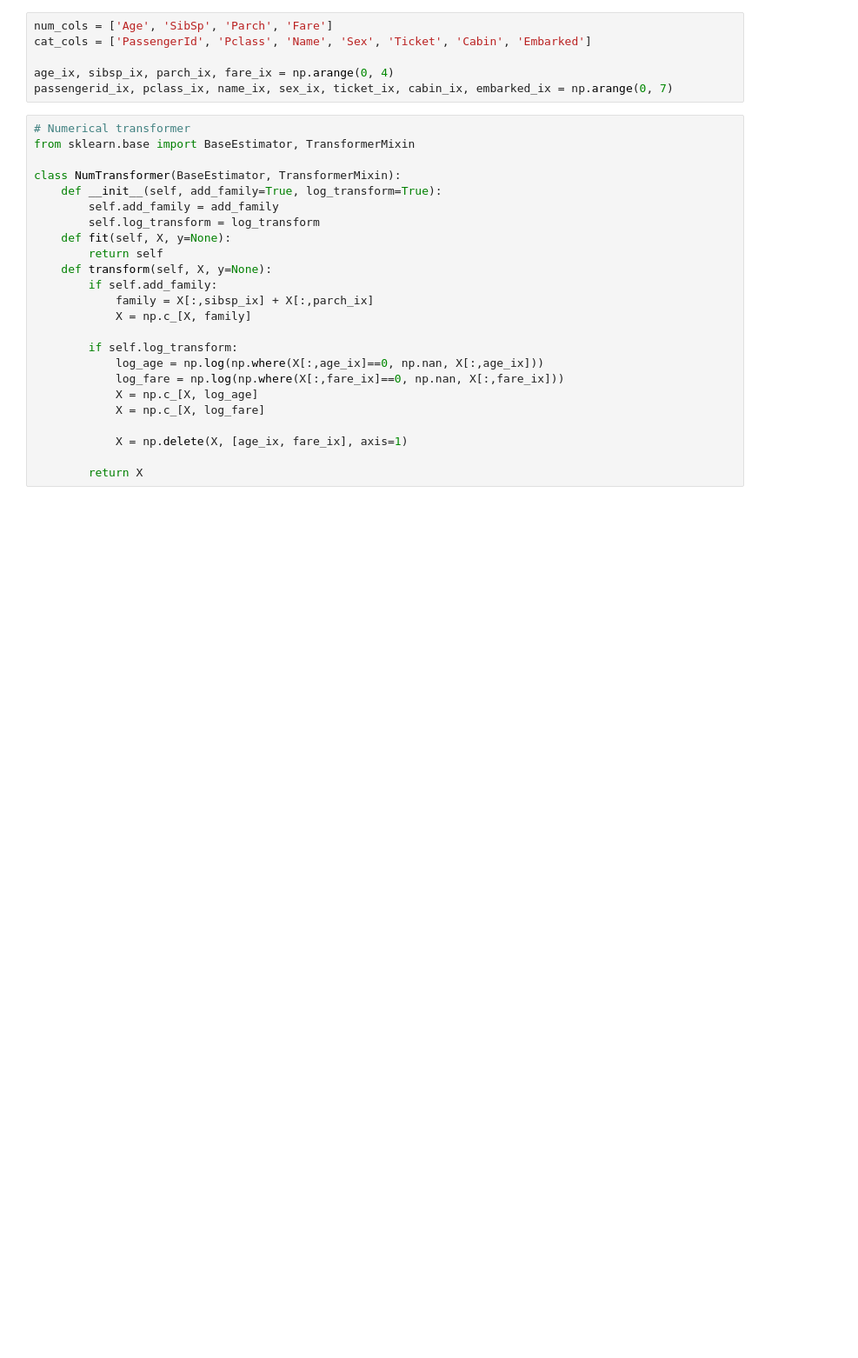
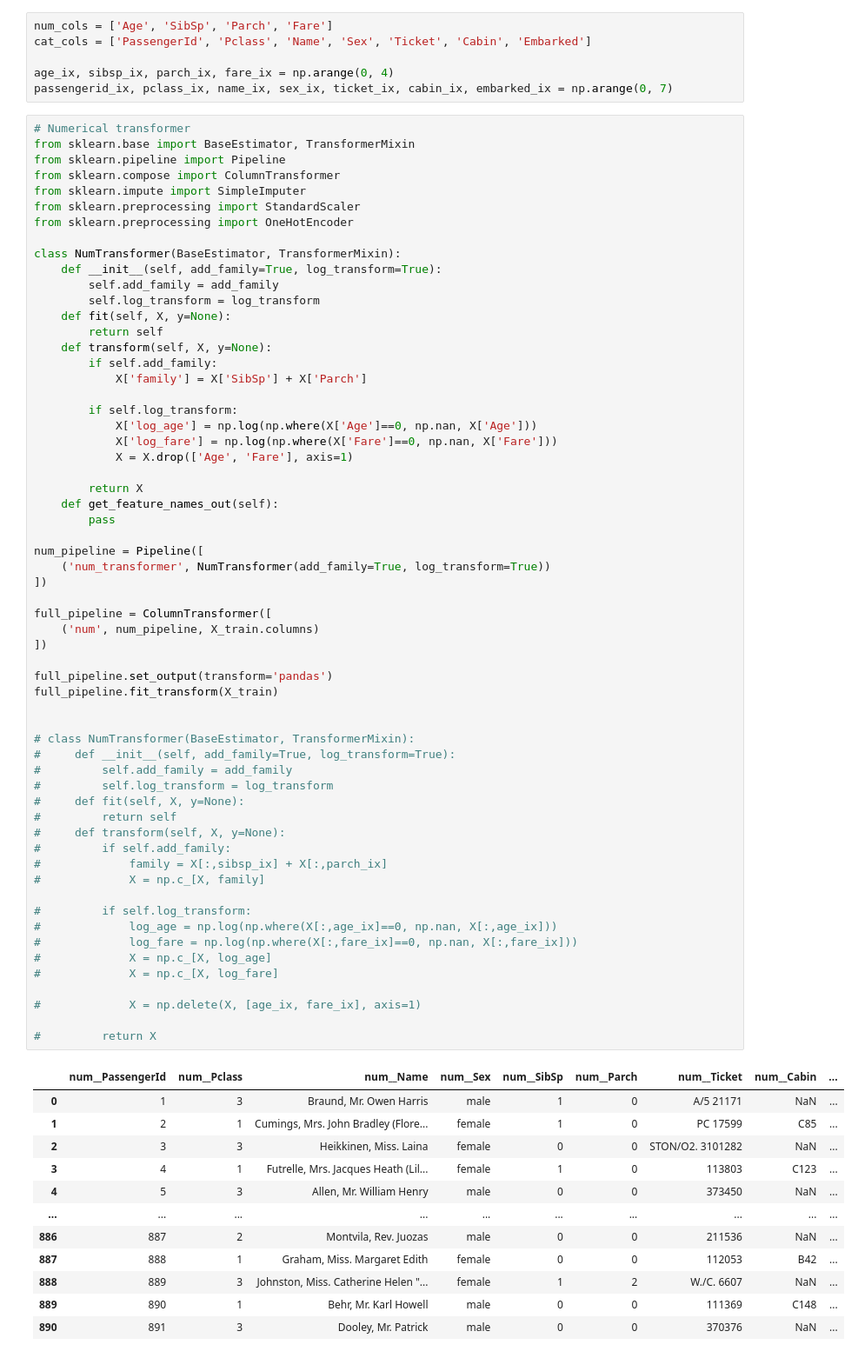
Before and after one commit to iherman10/titanic, a Jupyter notebook: titanic_2.ipynb, the cells around one changed output. Shown: that part at 87% size. Drawn from its saved outputs; the diff is of its cells as text; blank space fills up the shorter version.

Commit message:
Use sklearn set_output api to retain column names

```diff
--- a/titanic_2.ipynb
+++ b/titanic_2.ipynb
@@ -301,24 +301,73 @@ passengerid_ix, pclass_ix, name_ix, sex_ix, ticket_ix, cabin_ix, embarked_ix = n
 # %%
 # Numerical transformer
 from sklearn.base import BaseEstimator, TransformerMixin
+from sklearn.pipeline import Pipeline
+from sklearn.compose import ColumnTransformer
+from sklearn.impute import SimpleImputer
+from sklearn.preprocessing import StandardScaler
+from sklearn.preprocessing import OneHotEncoder
 
 class NumTransformer(BaseEstimator, TransformerMixin):
     def __init__(self, add_family=True, log_transform=True):
         self.add_family = add_family
         self.log_transform = log_transform
     def fit(self, X, y=None):
         return self
     def transform(self, X, y=None):
         if self.add_family:
-            family = X[:,sibsp_ix] + X[:,parch_ix]
-            X = np.c_[X, family]
+            X['family'] = X['SibSp'] + X['Parch']
 
         if self.log_transform:
-            log_age = np.log(np.where(X[:,age_ix]==0, np.nan, X[:,age_ix]))
-            log_fare = np.log(np.where(X[:,fare_ix]==0, np.nan, X[:,fare_ix]))
-            X = np.c_[X, log_age]
-            X = np.c_[X, log_fare]
-
-            X = np.delete(X, [age_ix, fare_ix], axis=1)
+            X['log_age'] = np.log(np.where(X['Age']==0, np.nan, X['Age']))
+            X['log_fare'] = np.log(np.where(X['Fare']==0, np.nan, X['Fare']))
+            X = X.drop(['Age', 'Fare'], axis=1)
 
         return X
+    def get_feature_names_out(self):
+        pass
+
+num_pipeline = Pipeline([
+    ('num_transformer', NumTransformer(add_family=True, log_transform=True))
+])
+
+full_pipeline = ColumnTransformer([
+    ('num', num_pipeline, X_train.columns)
+])
+
+full_pipeline.set_output(transform='pandas')
+full_pipeline.fit_transform(X_train)
+
+
+# class NumTransformer(BaseEstimator, TransformerMixin):
+#     def __init__(self, add_family=True, log_transform=True):
+#         self.add_family = add_family
+#         self.log_transform = log_transform
+#     def fit(self, X, y=None):
+#         return self
+#     def transform(self, X, y=None):
+#         if self.add_family:
+#             family = X[:,sibsp_ix] + X[:,parch_ix]
+#             X = np.c_[X, family]
+
+#         if self.log_transform:
+#             log_age = np.log(np.where(X[:,age_ix]==0, np.nan, X[:,age_ix]))
+#             log_fare = np.log(np.where(X[:,fare_ix]==0, np.nan, X[:,fare_ix]))
+#             X = np.c_[X, log_age]
+#             X = np.c_[X, log_fare]
+
+#             X = np.delete(X, [age_ix, fare_ix], axis=1)
+
+#         return X
+# %% [output]
+|  | num__PassengerId | num__Pclass | num__Name | num__Sex | num__SibSp | num__Parch | num__Ticket | num__Cabin | ... |
+| 0 | 1 | 3 | Braund, Mr. Owen Harris | male | 1 | 0 | A/5 21171 | NaN | ... |
+| 1 | 2 | 1 | Cumings, Mrs. John Bradley (Flore... | female | 1 | 0 | PC 17599 | C85 | ... |
+| 2 | 3 | 3 | Heikkinen, Miss. Laina | female | 0 | 0 | STON/O2. 3101282 | NaN | ... |
+| 3 | 4 | 1 | Futrelle, Mrs. Jacques Heath (Lil... | female | 1 | 0 | 113803 | C123 | ... |
+| 4 | 5 | 3 | Allen, Mr. William Henry | male | 0 | 0 | 373450 | NaN | ... |
+| ... | ... | ... | ... | ... | ... | ... | ... | ... | ... |
+| 886 | 887 | 2 | Montvila, Rev. Juozas | male | 0 | 0 | 211536 | NaN | ... |
+| 887 | 888 | 1 | Graham, Miss. Margaret Edith | female | 0 | 0 | 112053 | B42 | ... |
+| 888 | 889 | 3 | Johnston, Miss. Catherine Helen "... | female | 1 | 2 | W./C. 6607 | NaN | ... |
+| 889 | 890 | 1 | Behr, Mr. Karl Howell | male | 0 | 0 | 111369 | C148 | ... |
+| 890 | 891 | 3 | Dooley, Mr. Patrick | male | 0 | 0 | 370376 | NaN | ... |
```
Also changed, not shown: parts of 5 cells of this notebook.
